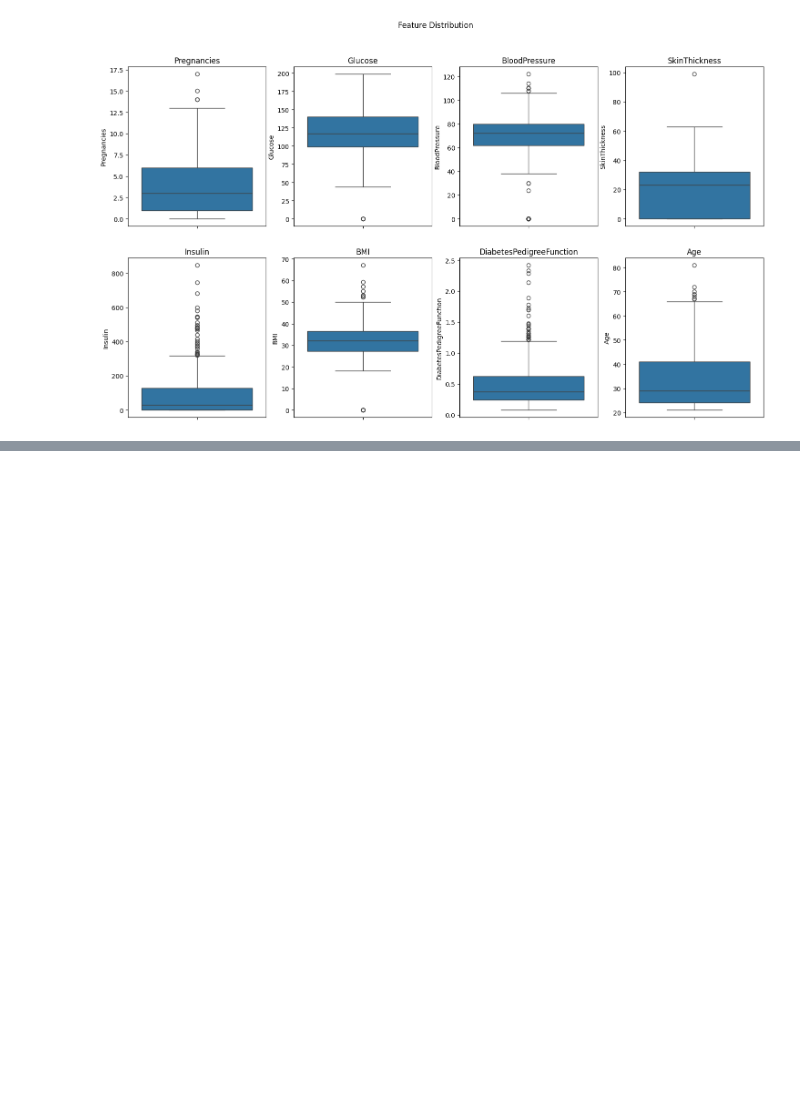
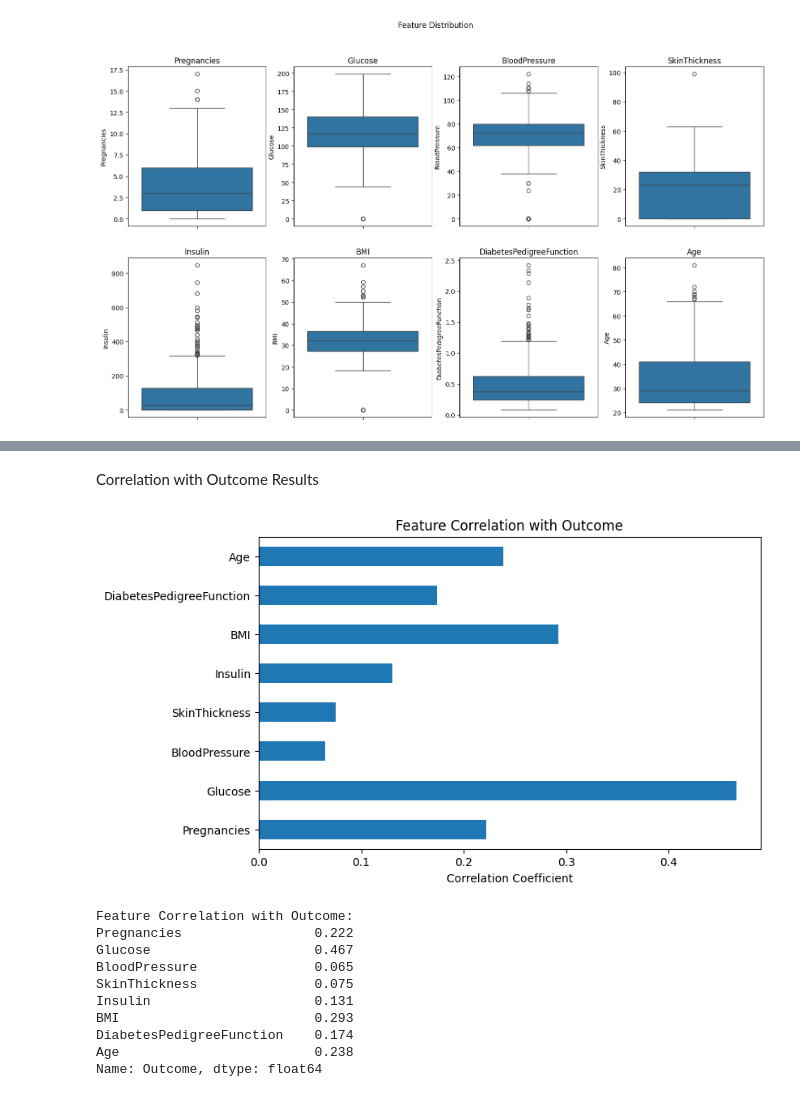
Before and after one commit to Adya-G-Bharadwaj/diagnostic-diabetes-detection, a Jupyter notebook: exploring-data.ipynb, the cells around one changed output, grey strips where cells are left out. Saved outputs shown, nothing was run; the diff lists cells and outputs as text; code cells hidden in the pictures; blank space fills up the shorter version.

```diff
--- a/exploring-data.ipynb
+++ b/exploring-data.ipynb
@@ -112,0 +156,25 @@ plt.show()
+# %% [markdown]
+Correlation with Outcome Results
+# %%
+target_corr = df.corr()["Outcome"].drop("Outcome")
+
+plt.figure(figsize=(8,5))
+target_corr.plot(kind="barh")
+plt.title("Feature Correlation with Outcome")
+plt.xlabel("Correlation Coefficient")
+plt.show()
+
+print("Feature Correlation with Outcome:")
+print(target_corr.round(3))
+# %% [output]
+[figure, added]
+Feature Correlation with Outcome:
+Pregnancies                 0.222
+Glucose                     0.467
+BloodPressure               0.065
+SkinThickness               0.075
+Insulin                     0.131
+BMI                         0.293
+DiabetesPedigreeFunction    0.174
+Age                         0.238
+Name: Outcome, dtype: float64
```
Also changed, not shown: parts of 11 cells of this notebook.
